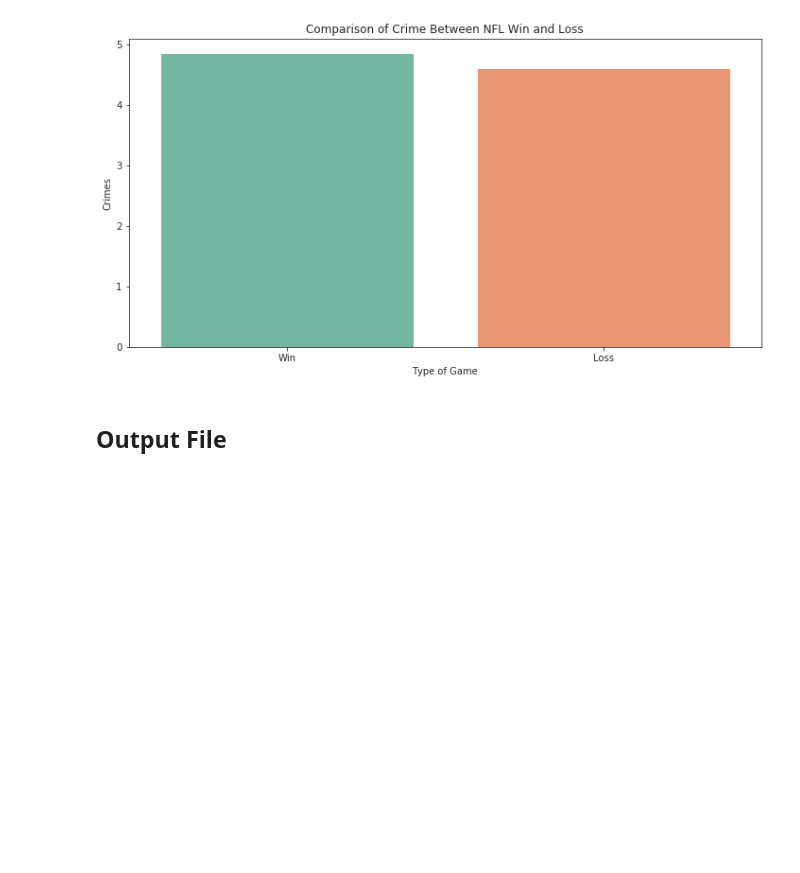
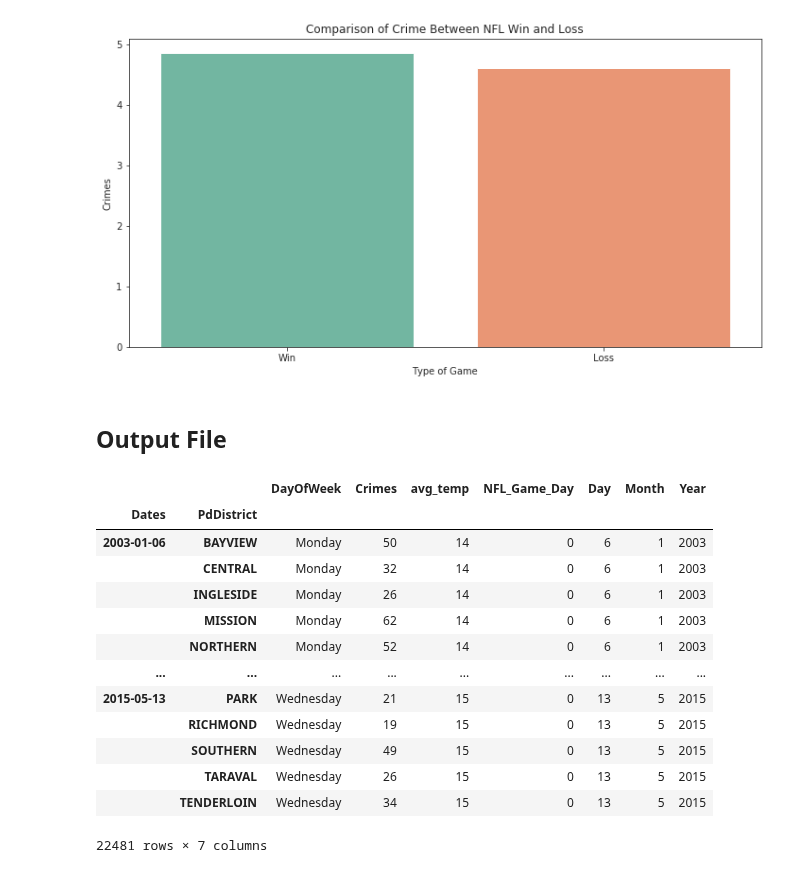
Before and after one commit to fescobar96/Crime-Prediction-in-San-Francisco, a Jupyter notebook: EDA.ipynb, the cells around one changed output. Drawn from its saved outputs; the diff is of its cells as text; code cells hidden in the pictures; blank space fills up the shorter version.

Commit message:
Fix output csv

```diff
--- a/EDA.ipynb
+++ b/EDA.ipynb
@@ -393,7 +382,24 @@ output = data.drop(columns=["precipitation", "wind_speed", "visibility", "NFL_Ou
 # %%
 output = output.groupby([pd.Grouper(freq="1D"), "PdDistrict"]).agg({"DayOfWeek":"first", "PdDistrict":"count", "avg_temp":"mean", "NFL_Game_Day":"first"}).dropna()
 output.rename(columns={"PdDistrict":"Crimes"}, inplace=True)
-output["Day"] = test.index.get_level_values(0).day
-output["Month"] = test.index.get_level_values(0).month
-output["Year"] = test.index.get_level_values(0).year
+output["Day"] = output.index.get_level_values(0).day
+output["Month"] = output.index.get_level_values(0).month
+output["Year"] = output.index.get_level_values(0).year
+# %%
+output
+# %% [output]
+|  |  | DayOfWeek | Crimes | avg_temp | NFL_Game_Day | Day | Month | Year |
+| Dates | PdDistrict |  |  |  |  |  |  |  |
+| 2003-01-06 | BAYVIEW | Monday | 50 | 14 | 0 | 6 | 1 | 2003 |
+|  | CENTRAL | Monday | 32 | 14 | 0 | 6 | 1 | 2003 |
+|  | INGLESIDE | Monday | 26 | 14 | 0 | 6 | 1 | 2003 |
+|  | MISSION | Monday | 62 | 14 | 0 | 6 | 1 | 2003 |
+|  | NORTHERN | Monday | 52 | 14 | 0 | 6 | 1 | 2003 |
+| ... | ... | ... | ... | ... | ... | ... | ... | ... |
+| 2015-05-13 | PARK | Wednesday | 21 | 15 | 0 | 13 | 5 | 2015 |
+|  | RICHMOND | Wednesday | 19 | 15 | 0 | 13 | 5 | 2015 |
+|  | SOUTHERN | Wednesday | 49 | 15 | 0 | 13 | 5 | 2015 |
+|  | TARAVAL | Wednesday | 26 | 15 | 0 | 13 | 5 | 2015 |
+|  | TENDERLOIN | Wednesday | 34 | 15 | 0 | 13 | 5 | 2015 |
+22481 rows × 7 columns
 # %%
```
Also changed, not shown: parts of 4 cells of this notebook.
